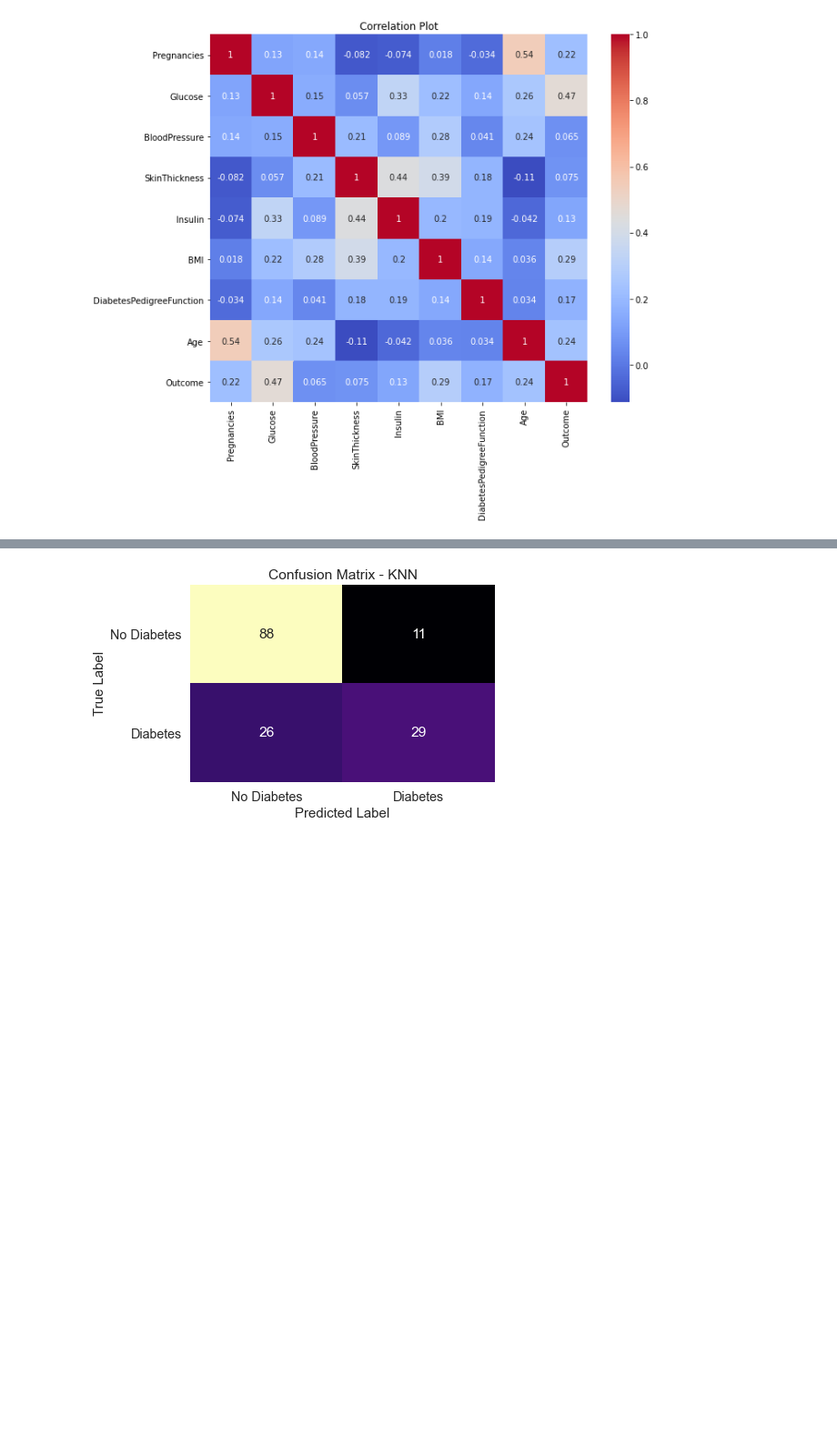
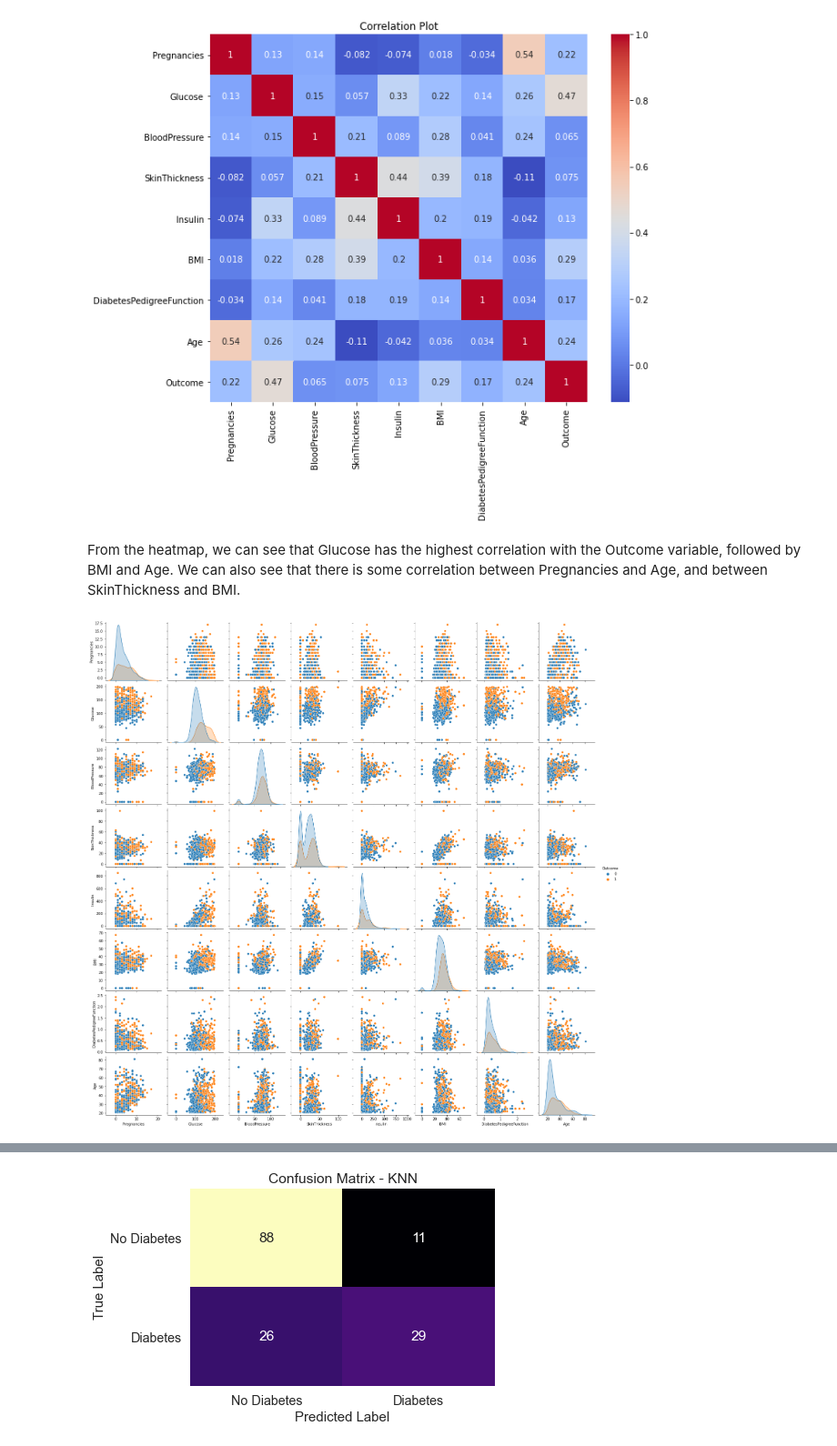
Before and after one commit to kashifliaqat/Data_Science_and_Machine-Learning, a Jupyter notebook: Supervised_Learning/6_k_Nearest_Neighbors/kNN_Classification.ipynb, the cells around one changed output, grey strips where cells are left out. Shown at 91% size. Saved outputs shown, nothing was run; the diff lists cells and outputs as text; code cells hidden in the pictures; blank space fills up the shorter version.

```diff
--- a/Supervised_Learning/6_k_Nearest_Neighbors/kNN_Classification.ipynb
+++ b/Supervised_Learning/6_k_Nearest_Neighbors/kNN_Classification.ipynb
@@ -120,3 +118,11 @@ plt.title("Correlation Plot")
 plt.show()
 # %% [output]
 [figure]
+# %% [markdown]
+From the heatmap, we can see that Glucose has the highest correlation with the Outcome variable, followed by BMI and Age. We can also see that there is some correlation between Pregnancies and Age, and between SkinThickness and BMI.
+# %%
+# plot pairplot to visualize pairwise relationships in the dataset
+sns.pairplot(df, hue='Outcome')
+plt.show()
+# %% [output]
+[figure, added]
```
Also changed, not shown: parts of 20 cells of this notebook, 1 other file.
